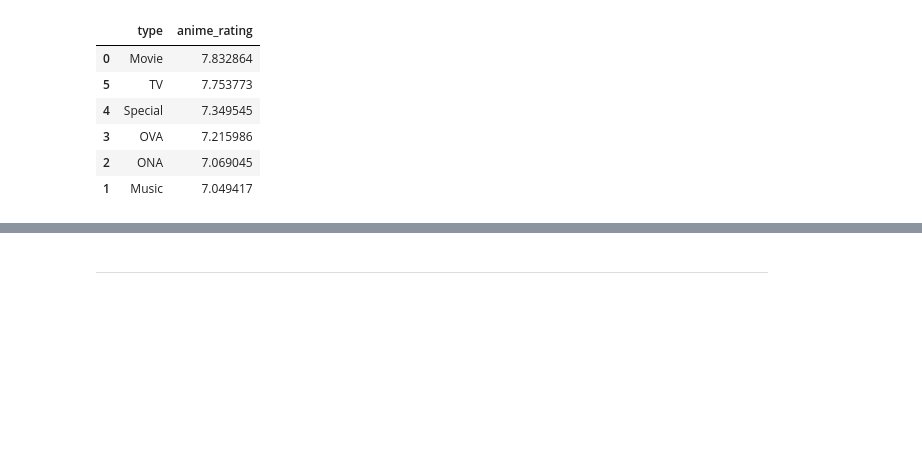
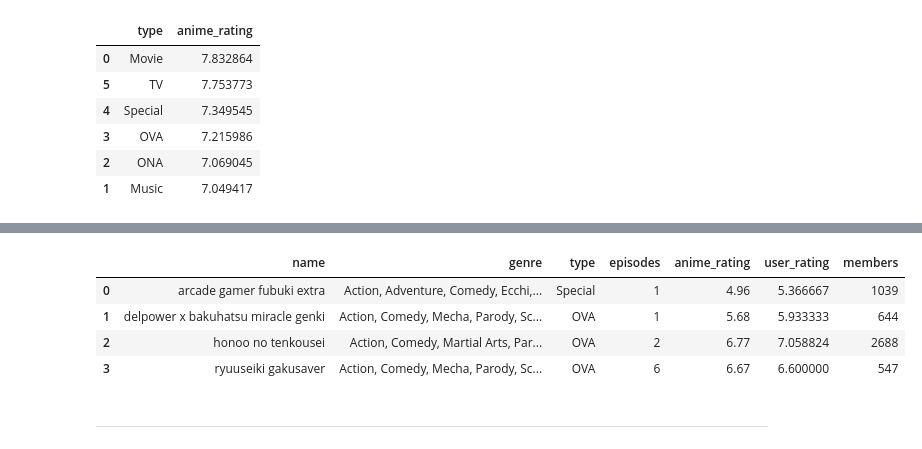
Before and after one commit to encore-SKN11/ML-8Team, a Jupyter notebook: anime.ipynb, the cells around one changed output, grey strips where cells are left out. Drawn from its saved outputs; the diff is of its cells as text; code cells hidden in the pictures; blank space fills up the shorter version.

```diff
--- a/anime.ipynb
+++ b/anime.ipynb
@@ -578,2 +653,35 @@ popularity_recommender_a(df, selected_features)
+# %%
+def search_anime_by_genres(*genres):
+    """
+    입력한 모든 장르를 포함하는 애니를 검색하는 함수
+    """
+    filtered_anime = df.copy()  # df에서 복사하여 사용
+
+    # 모든 장르를 포함한 애니만 남기기
+    for genre in genres:
+        filtered_anime = filtered_anime[filtered_anime["genre"].str.contains(genre, case=False, na=False)]
+
+    if filtered_anime.empty:
+        return f"입력한 장르 {genres}를 모두 포함하는 애니를 찾을 수 없습니다."
+
+    # "anime_rating" 중복 제거 & "user_rating" 평균 처리
+    filtered_anime = filtered_anime.groupby("name", as_index=False).agg({
+        "genre": "first",  # 첫 번째 값 사용
+        "type": "first",  # 첫 번째 값 사용
+        "episodes": "first",  # 첫 번째 값 사용
+        "anime_rating": "first",  # 중복 제거 (첫 번째 값 선택)
+        "user_rating": "mean",  # 중복된 경우 평균 계산
+        "members": "first",  # 첫 번째 값 사용
+    })
+
+    return filtered_anime[["name", "genre", "type", "episodes", "anime_rating", "user_rating", "members"]]
+# %%
+search_anime_by_genres("Action", "Comedy", "Parody", "School")
+# %% [output]
+|  | name | genre | type | episodes | anime_rating | user_rating | members |
+| 0 | arcade gamer fubuki extra | Action, Adventure, Comedy, Ecchi,... | Special | 1 | 4.96 | 5.366667 | 1039 |
+| 1 | delpower x bakuhatsu miracle genki | Action, Comedy, Mecha, Parody, Sc... | OVA | 1 | 5.68 | 5.933333 | 644 |
+| 2 | honoo no tenkousei | Action, Comedy, Martial Arts, Par... | OVA | 2 | 6.77 | 7.058824 | 2688 |
+| 3 | ryuuseiki gakusaver | Action, Comedy, Mecha, Parody, Sc... | OVA | 6 | 6.67 | 6.600000 | 547 |
 # %% [markdown]
 ---
```
Also changed, not shown: parts of 52 cells of this notebook.
